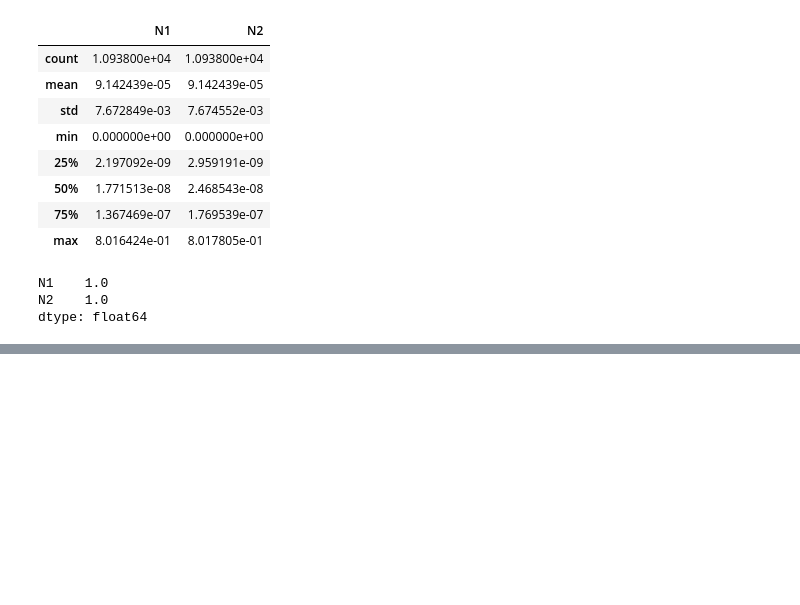
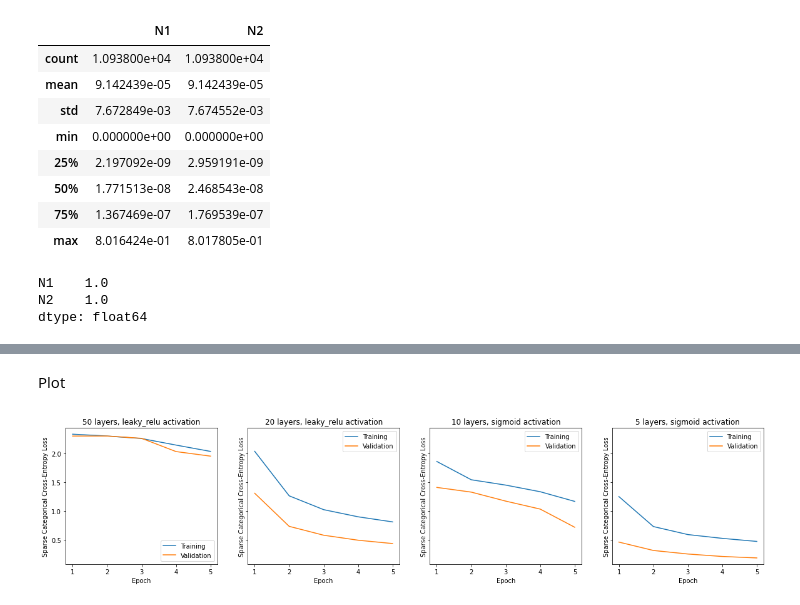
Before and after one commit to williamrobotma/ECSE-556-HW2, a Jupyter notebook: HW2.ipynb, the cells around one changed output, grey strips where cells are left out. Cells and saved outputs as stored; diff of their text form; code cells hidden in the pictures; blank space fills up the shorter version.

```diff
--- a/HW2.ipynb
+++ b/HW2.ipynb
@@ -394,0 +409,4 @@ df_vary_v.to_csv(os.path.join(data_dir, "stat_dist_vary_v.csv"))
+# %%
+(x_train, y_train), (x_test, y_test) = tf.keras.datasets.mnist.load_data()
+# scale to 0-1
+x_train, x_test = x_train / 255.0, x_test / 255.0
@@ -394,0 +464,19 @@ df_vary_v.to_csv(os.path.join(data_dir, "stat_dist_vary_v.csv"))
+# %%
+loss_fn = tf.keras.losses.SparseCategoricalCrossentropy(from_logits=True)
+batch_size = 32
+
+histories = []
+for i in range(len(models)):
+
+    models[i].compile(optimizer=optimizers[i],
+                      loss=loss_fn,
+                      metrics=['accuracy'])
+
+    print(f'Training model {i+1}')
+
+    histories.append(models[i].fit(x_train,
+                      y_train,
+                      # using test set as validation set
+                      validation_data=(x_test, y_test),
+                      batch_size=batch_size,
+                      epochs=5))
@@ -394,0 +501,22 @@ df_vary_v.to_csv(os.path.join(data_dir, "stat_dist_vary_v.csv"))
+# %% [markdown]
+Plot
+# %%
+fig, axs = plt.subplots(1,4, figsize=(20,4), sharey=True)
+
+for i, ax in enumerate(axs.flat):
+    ax.plot(range(1,len(histories[i].history['loss'])+1),
+            histories[i].history['loss'],
+            label='Training')
+    ax.plot(range(1,len(histories[i].history['val_loss'])+1),
+            histories[i].history['val_loss'],
+            label='Validation')
+    ax.set_title(f'{n_layers[i]} layers, {acts[i].__name__} activation')
+    ax.set_xlabel('Epoch')
+    ax.legend(loc="upper right")
+    ax.set_ylabel('Sparse Categorical Cross-Entropy Loss')
+
+axs[0].legend(loc="lower right")
+
+plt.show()
+# %% [output]
+[figure, added]
```
Also changed, not shown: parts of 10 cells of this notebook, 1 other file.
